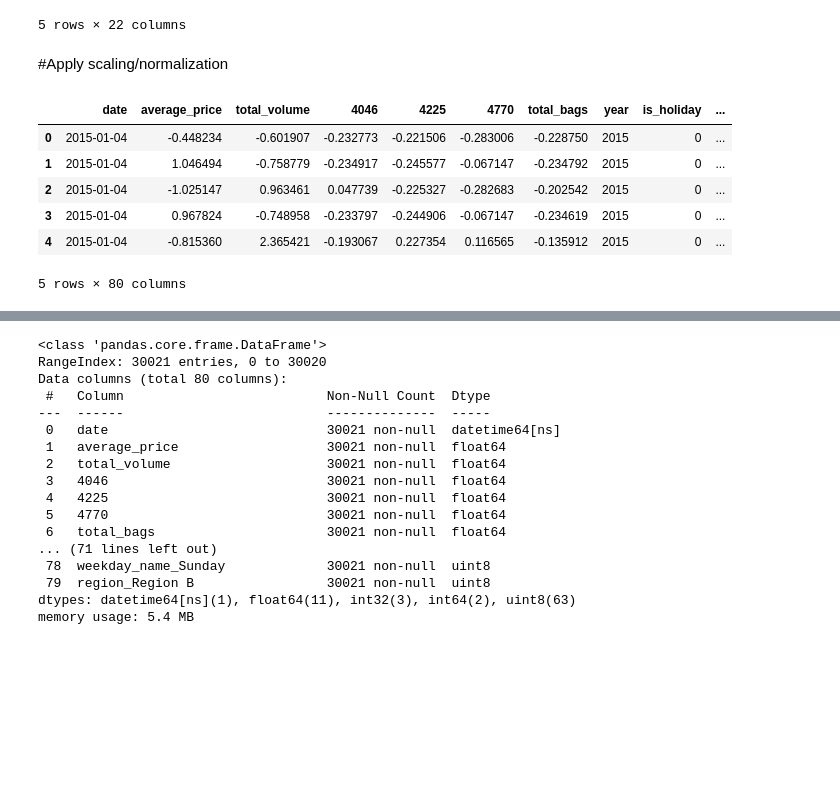
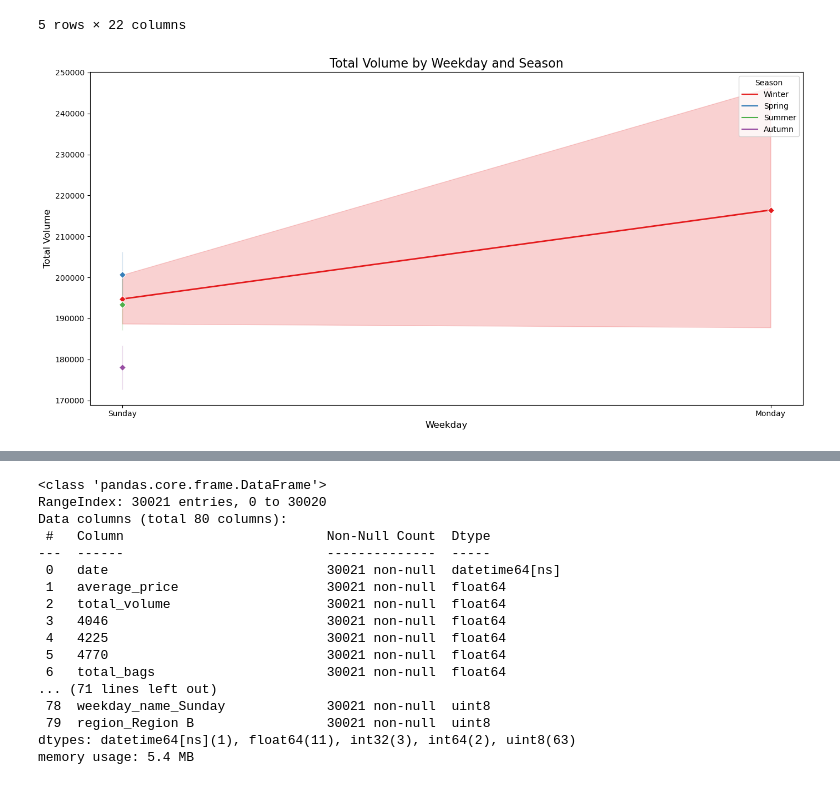
Before and after one commit to AbdelmenamAdel/Sales_Forcasting_and_Optimization_DEPI_Project, a Jupyter notebook: Milestone_1.ipynb, the cells around one changed output, grey strips where cells are left out. Cells and saved outputs as stored; diff of their text form; code cells hidden in the pictures; blank space fills up the shorter version.

```diff
--- a/Milestone_1.ipynb
+++ b/Milestone_1.ipynb
@@ -604,31 +665,15 @@ df.head()
 | 3 | 2015-01-04 | 1.76 | 3846.69 | 1500.15 | 938.35 | 21629.374703 | 1408.19 | organic | 2015 | ... |
 | 4 | 2015-01-04 | 1.08 | 788025.06 | 53987.31 | 552906.04 | 39995.030000 | 141136.68 | conventional | 2015 | ... |
 5 rows × 22 columns
-# %% [markdown]
-#Apply scaling/normalization
-# %%
-from sklearn.preprocessing import StandardScaler, MinMaxScaler
-from sklearn.preprocessing import OneHotEncoder
-from sklearn.compose import ColumnTransformer
-from sklearn.pipeline import Pipeline
-from sklearn.model_selection import train_test_split
-import pandas as pd
-
-numerical_columns = ['average_price', 'total_volume', '4046', '4225', '4770', 'total_bags', 'promotion_effect', 'volume_price_interaction', 'promotion_interaction', 'month_change']
-categorical_columns = ['type', 'geography', 'season', 'weekday_name', 'region']
-
-scaler = StandardScaler()
-df[numerical_columns] = scaler.fit_transform(df[numerical_columns])
-
-df_encoded = pd.get_dummies(df[categorical_columns], drop_first=False)
-df = pd.concat([df.drop(columns=categorical_columns), df_encoded], axis=1)
-
-df.head()
-# %% [output]
-|  | date | average_price | total_volume | 4046 | 4225 | 4770 | total_bags | year | is_holiday | ... |
-| 0 | 2015-01-04 | -0.448234 | -0.601907 | -0.232773 | -0.221506 | -0.283006 | -0.228750 | 2015 | 0 | ... |
-| 1 | 2015-01-04 | 1.046494 | -0.758779 | -0.234917 | -0.245577 | -0.067147 | -0.234792 | 2015 | 0 | ... |
-| 2 | 2015-01-04 | -1.025147 | 0.963461 | 0.047739 | -0.225327 | -0.282683 | -0.202542 | 2015 | 0 | ... |
-| 3 | 2015-01-04 | 0.967824 | -0.748958 | -0.233797 | -0.244906 | -0.067147 | -0.234619 | 2015 | 0 | ... |
-| 4 | 2015-01-04 | -0.815360 | 2.365421 | -0.193067 | 0.227354 | 0.116565 | -0.135912 | 2015 | 0 | ... |
-5 rows × 80 columns
+# %%
+# This plot shows total volume of sales by weekday, highlighting seasonal differences. كيف يتغير حجم المبيعات حسب اليوم الأسبوعي مع تمييز الموسم
+plt.figure(figsize=(14,7))
+sns.lineplot(data=df, x='weekday_name', y='total_volume', hue='season', marker='D', palette='Set1', lw=2)
+plt.title('Total Volume by Weekday and Season', fontsize=16)
+plt.xlabel('Weekday', fontsize=12)
+plt.ylabel('Total Volume', fontsize=12)
+plt.legend(title='Season')
+plt.tight_layout()
+plt.show()
+# %% [output]
+[figure, added]
```
Also changed, not shown: parts of 36 cells of this notebook.
